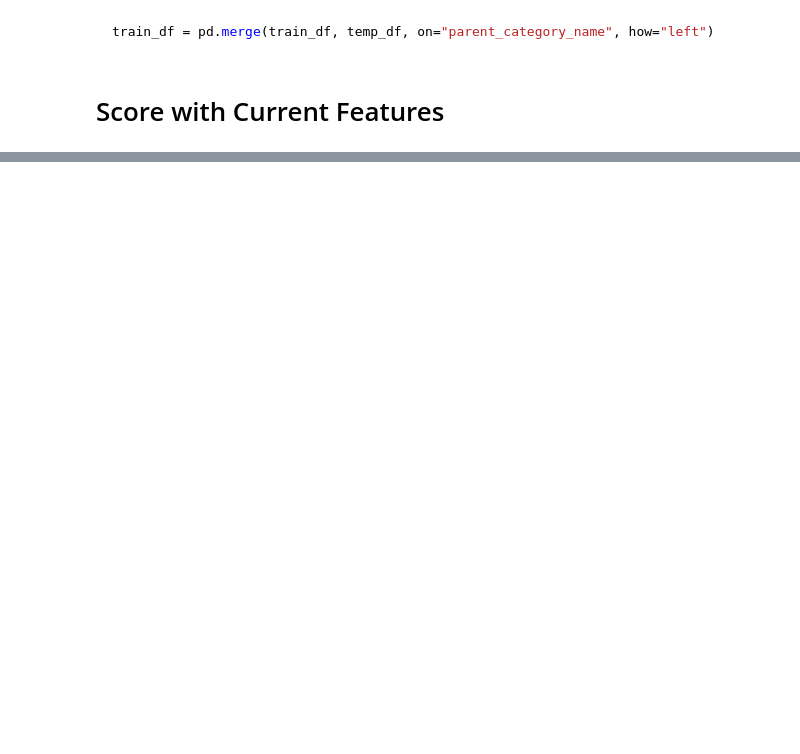
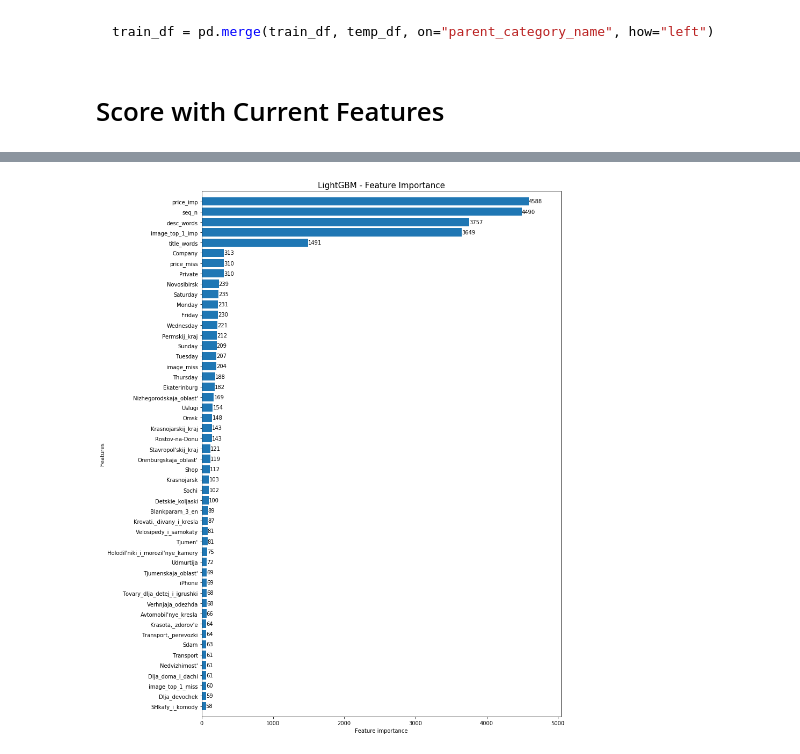
Before and after one commit to MiguelNiblock/Deep-NLP_Predicting-Ad-Demand, a Jupyter notebook: Other Features.ipynb, the cells around one changed output, grey strips where cells are left out. Saved outputs shown, nothing was run; the diff lists cells and outputs as text; code cells hidden in the pictures; blank space fills up the shorter version.

```diff
--- a/Other Features.ipynb
+++ b/Other Features.ipynb
@@ -395,0 +421,5 @@ IndexError: boolean index did not match indexed array along dimension 0; dimensi
+# %%
+best_selector = train_features.loc[:,selector.get_support()]
+
+model.fit(best_selector,train.deal_probability)
+model.score(best_selector,train.deal_probability)
@@ -395,0 +432,30 @@ IndexError: boolean index did not match indexed array along dimension 0; dimensi
+# %%
+def run_lgb(train_X, train_y, val_X, val_y, test_X):
+    params = {
+        "objective" : "regression",
+        "metric" : "rmse",
+        "num_leaves" : 30,
+        "learning_rate" : 0.1,
+        "bagging_fraction" : 0.7,
+        "feature_fraction" : 0.7,
+        "bagging_frequency" : 5,
+        "bagging_seed" : 2018,
+        "verbosity" : -1
+    }
+
+    lgtrain = lgb.Dataset(train_X, label=train_y)
+    lgval = lgb.Dataset(val_X, label=val_y)
+    evals_result = {}
+    model = lgb.train(params, lgtrain, 1000, valid_sets=[lgval], early_stopping_rounds=100, verbose_eval=20, evals_result=evals_result)
+
+    pred_test_y = model.predict(test_X, num_iteration=model.best_iteration)
+    return pred_test_y, model, evals_result
+# %%
+# Splitting the data for model training#
+dev_X = train_features.iloc[:-200000,:]
+val_X = train_features.iloc[-200000:,:]
+dev_y = train.deal_probability[:-200000]
+val_y = train.deal_probability[-200000:]
+
+# Training the model #
+pred_test, model, evals_result = run_lgb(dev_X, dev_y, val_X, val_y, test_features)
@@ -395,0 +480,8 @@ IndexError: boolean index did not match indexed array along dimension 0; dimensi
+# %%
+fig, ax = plt.subplots(figsize=(12,18))
+lgb.plot_importance(model, max_num_features=50, height=0.8, ax=ax)
+ax.grid(False)
+plt.title("LightGBM - Feature Importance", fontsize=15)
+plt.show()
+# %% [output]
+[figure, added]
```
Also changed, not shown: parts of 25 cells of this notebook, 3 other files.
